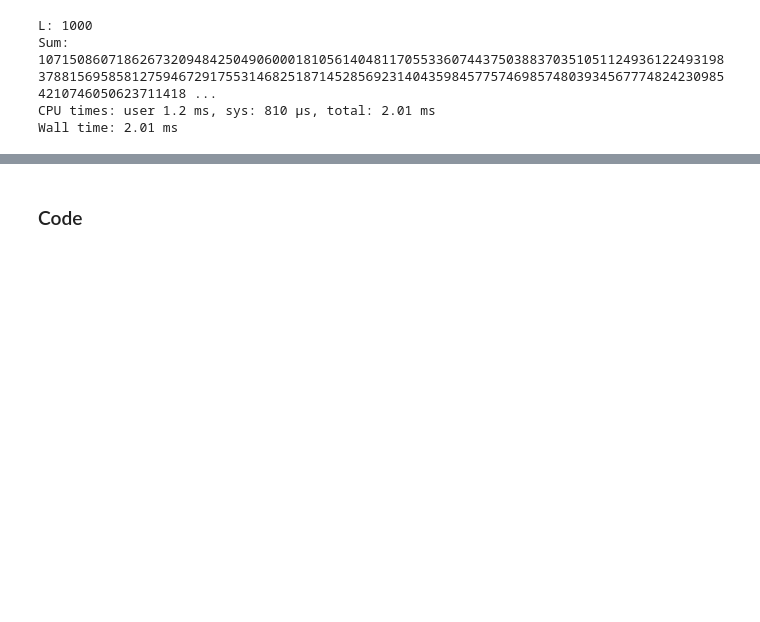
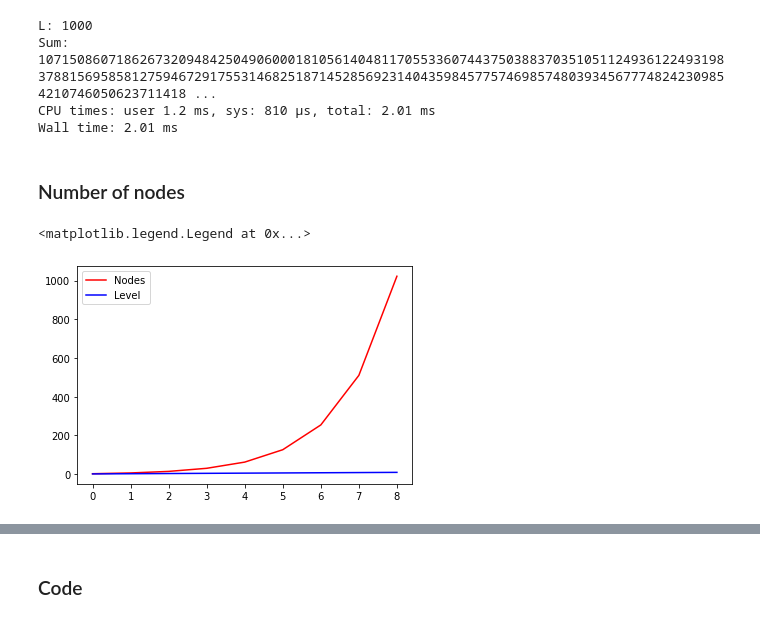
Before and after one commit to jurodriguezf/AlgorithmsUN2021I, a Jupyter notebook: Lab7/jurodriguezfArithmeticSeriesPowerSeriesPowerSums.ipynb, the cells around one changed output, grey strips where cells are left out. Cells and saved outputs as stored; diff of their text form; code cells hidden in the pictures; blank space fills up the shorter version.

```diff
--- a/Lab7/jurodriguezfArithmeticSeriesPowerSeriesPowerSums.ipynb
+++ b/Lab7/jurodriguezfArithmeticSeriesPowerSeriesPowerSums.ipynb
@@ -318,6 +318,27 @@ L: 1000
 Sum: 107150860718626732094842504906000181056140481170553360744375038837035105112493612249319837881569585812759467291755314682518714528569231404359845775746985748039345677748242309854210746050623711418 ...
 CPU times: user 1.2 ms, sys: 810 µs, total: 2.01 ms
 Wall time: 2.01 ms
+# %% [markdown]
+### Number of nodes
+# %%
+import matplotlib.pyplot as plt
+
+L = 10
+sum = 0
+nodes = []
+level = []
+
+for k in range (1, L):
+  level.append(k)
+  sum += 2**k
+  nodes.append(sum)
+
+plt.plot(nodes, color = 'red', label='Nodes')
+plt.plot(level, color = 'blue', label='Level')
+plt.legend()
+# %% [output]
+<matplotlib.legend.Legend at 0x...>
+[figure, added]
 # %% [markdown]
 ## Zenon Arrow
 
```
Also changed, not shown: parts of 3 cells of this notebook.
